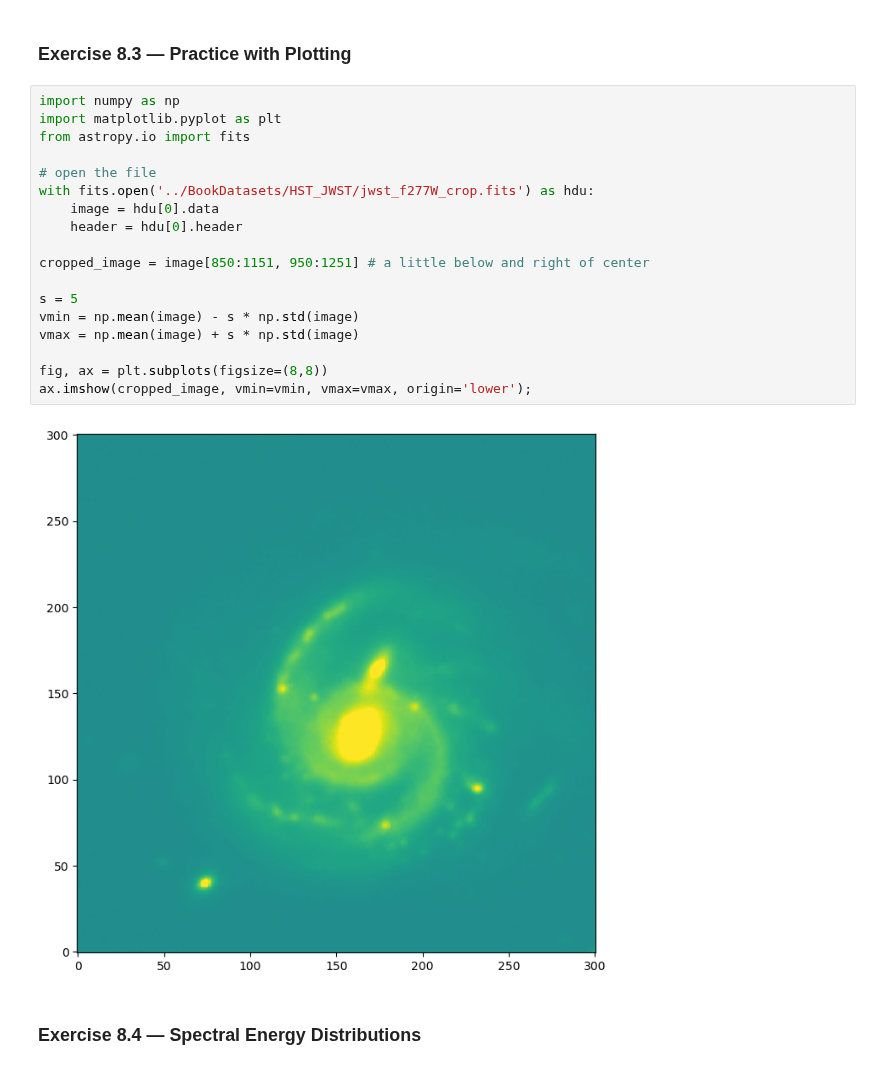
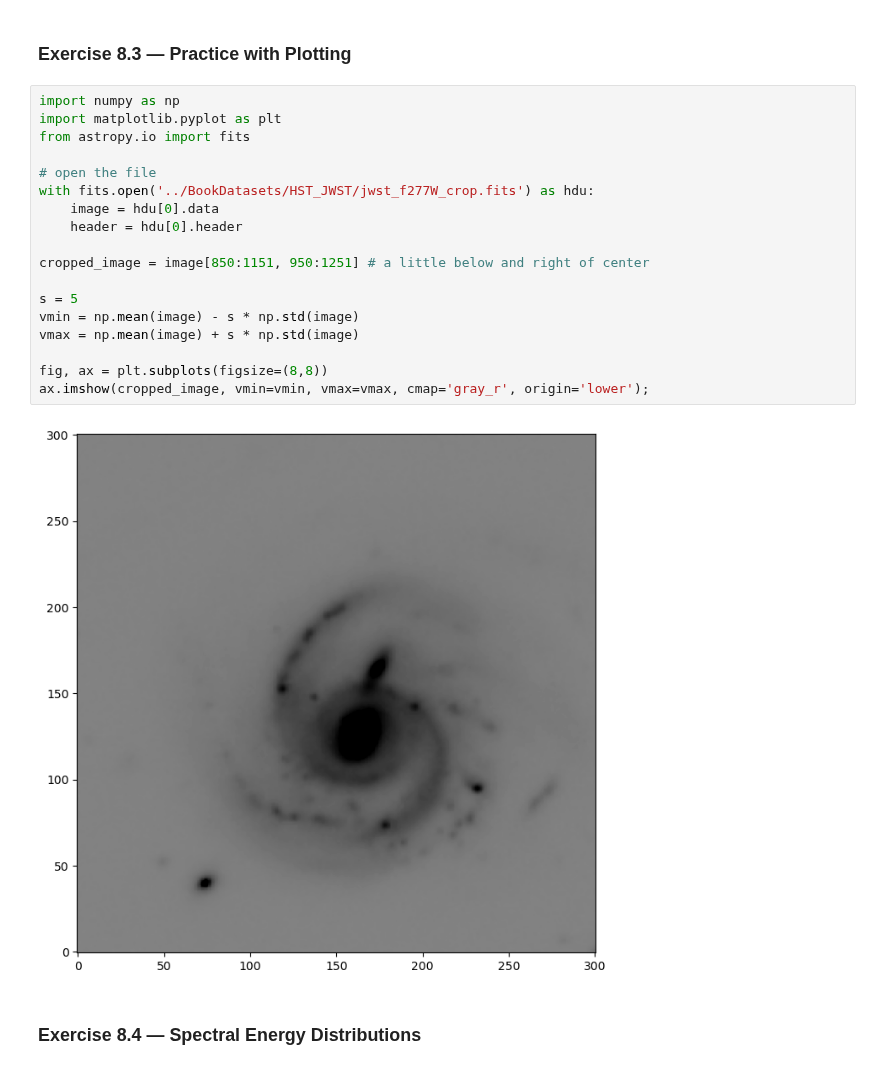
Before and after one commit to hexijin/scientific-data-analysis, a Jupyter notebook: psets/ps04.ipynb, the cells around one changed output. Saved outputs shown, nothing was run; the diff lists cells and outputs as text.

```diff
--- a/psets/ps04.ipynb
+++ b/psets/ps04.ipynb
@@ -87,22 +87,22 @@ result is between 0.79 and 0.80
 # %%
 import numpy as np
 import matplotlib.pyplot as plt
 from astropy.io import fits
 
 # open the file
 with fits.open('../BookDatasets/HST_JWST/jwst_f277W_crop.fits') as hdu:
     image = hdu[0].data
     header = hdu[0].header
 
 cropped_image = image[850:1151, 950:1251] # a little below and right of center
 
 s = 5
 vmin = np.mean(image) - s * np.std(image)
 vmax = np.mean(image) + s * np.std(image)
 
 fig, ax = plt.subplots(figsize=(8,8))
-ax.imshow(cropped_image, vmin=vmin, vmax=vmax, origin='lower');
+ax.imshow(cropped_image, vmin=vmin, vmax=vmax, cmap='gray_r', origin='lower');
 # %% [output]
-[figure, old version]
+[figure, new version]
 # %% [markdown]
 ### Exercise 8.4 &mdash; Spectral Energy Distributions
```
Also changed, not shown: 2 other files.
